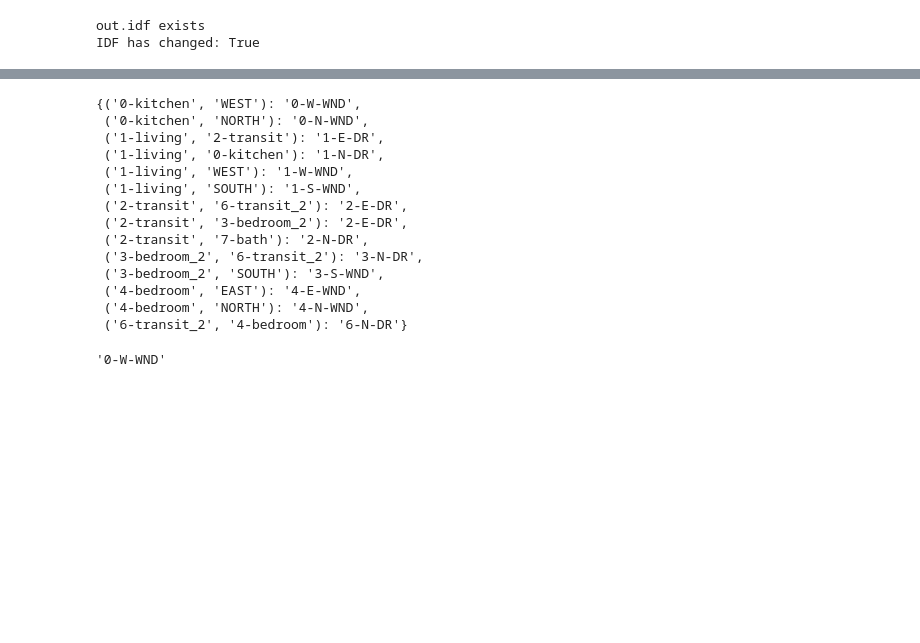
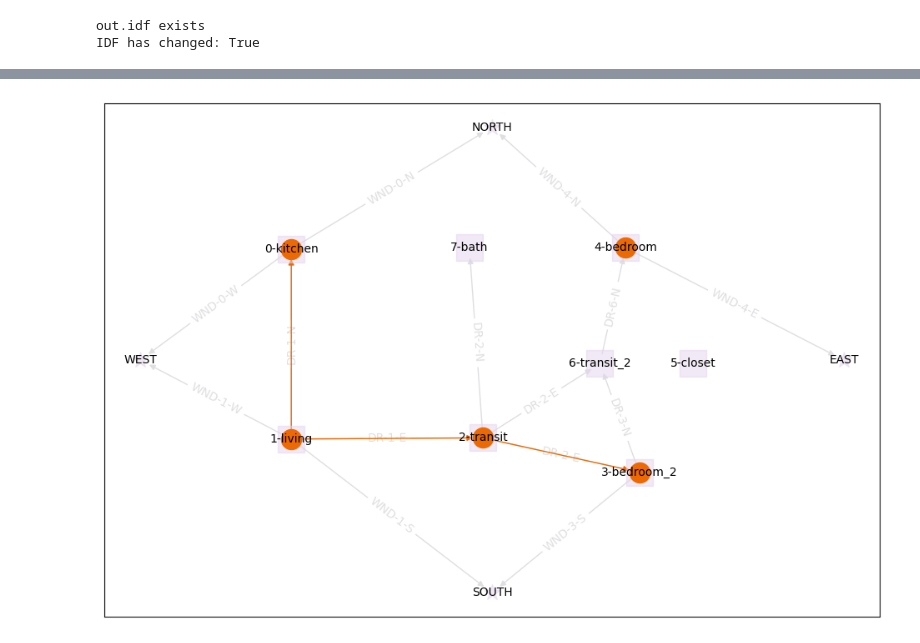
Before and after one commit to juliet29/plan2EPlus, a Jupyter notebook: _notebooks/t05_svg2plan.ipynb, the cells around one changed output, grey strips where cells are left out. Saved outputs shown, nothing was run; the diff lists cells and outputs as text; code cells hidden in the pictures; blank space fills up the shorter version.

Commit message:
afn plot

```diff
--- a/_notebooks/t05_svg2plan.ipynb
+++ b/_notebooks/t05_svg2plan.ipynb
@@ -91,21 +37,5 @@ edge_label_dict = {(e.source, e.target):create_edge_label(idf, G, e) for e in ni
-# %%
-edge_label_dict
-# %% [output]
-{('0-kitchen', 'WEST'): '0-W-WND',
- ('0-kitchen', 'NORTH'): '0-N-WND',
- ('1-living', '2-transit'): '1-E-DR',
- ('1-living', '0-kitchen'): '1-N-DR',
- ('1-living', 'WEST'): '1-W-WND',
- ('1-living', 'SOUTH'): '1-S-WND',
- ('2-transit', '6-transit_2'): '2-E-DR',
- ('2-transit', '3-bedroom_2'): '2-E-DR',
- ('2-transit', '7-bath'): '2-N-DR',
- ('3-bedroom_2', '6-transit_2'): '3-N-DR',
- ('3-bedroom_2', 'SOUTH'): '3-S-WND',
- ('4-bedroom', 'EAST'): '4-E-WND',
- ('4-bedroom', 'NORTH'): '4-N-WND',
- ('6-transit_2', '4-bedroom'): '6-N-DR'}
-# %%
-create_edge_label(G, edge)
-# %% [output]
-'0-W-WND'
+# %%
+G, positions = create_base_graph(idf, path_to_input)
+fig = draw_afn_comparison(idf, G, positions)
+# %% [output]
+[figure, added]
```
Also changed, not shown: parts of 8 cells of this notebook, 3 other files.
